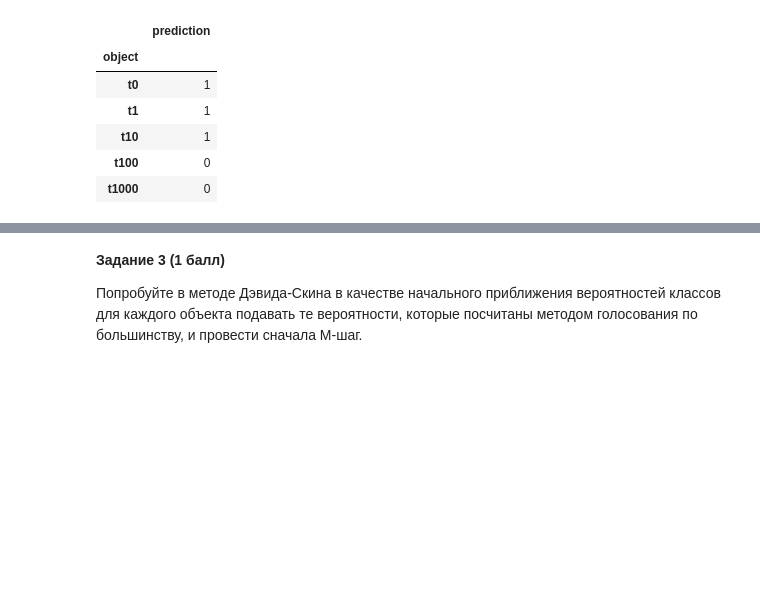
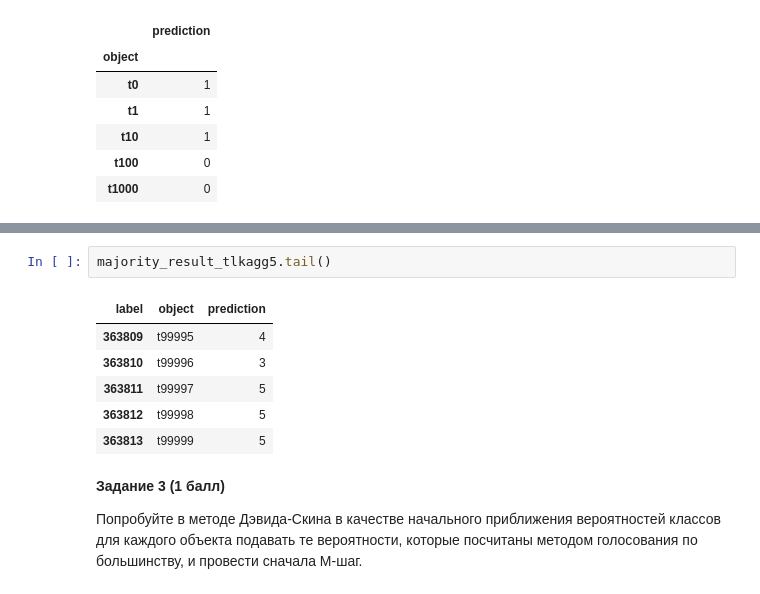
Before and after one commit to Rollcorn/deep-learning-practice, a Jupyter notebook: shad-hws/lab_7_EM_Cluster_AV-2.ipynb, the cells around one changed output, grey strips where cells are left out. Saved outputs shown, nothing was run; the diff lists cells and outputs as text; blank space fills up the shorter version.

```diff
--- a/shad-hws/lab_7_EM_Cluster_AV-2.ipynb
+++ b/shad-hws/lab_7_EM_Cluster_AV-2.ipynb
@@ -105,3 +293,12 @@ def majority_vote_agg(df: pd.DataFrame) -> pd.DataFrame:
+# %%
+majority_result_tlkagg5.tail()
+# %% [output]
+| label | object | prediction |
+| 363809 | t99995 | 4 |
+| 363810 | t99996 | 3 |
+| 363811 | t99997 | 5 |
+| 363812 | t99998 | 5 |
+| 363813 | t99999 | 5 |
 # %% [markdown]
 **Задание 3 (1 балл)**
 
```
Also changed, not shown: parts of 7 cells of this notebook, 31 other files.
